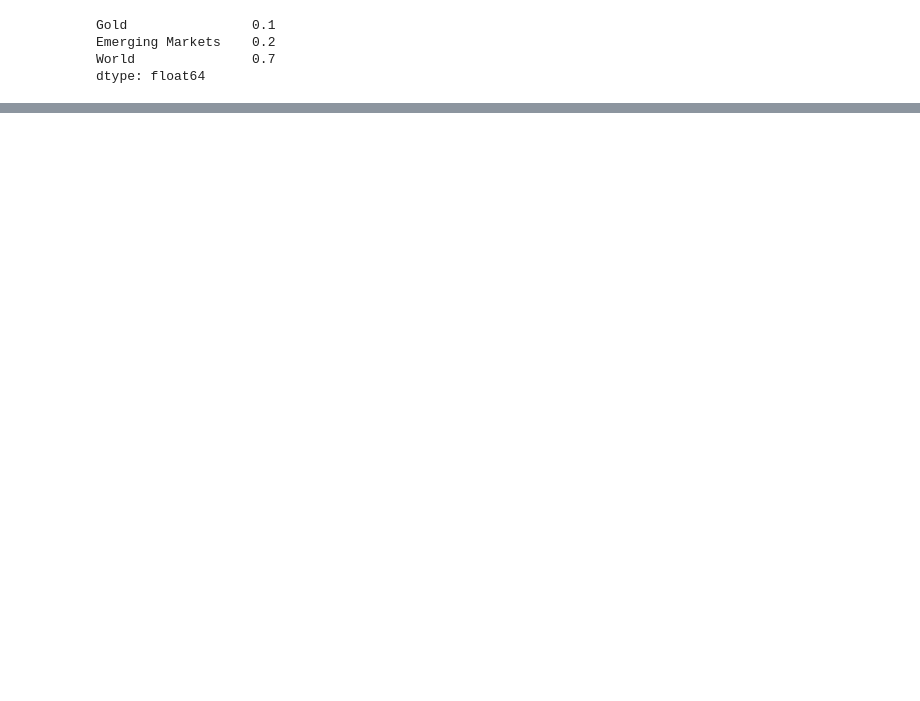
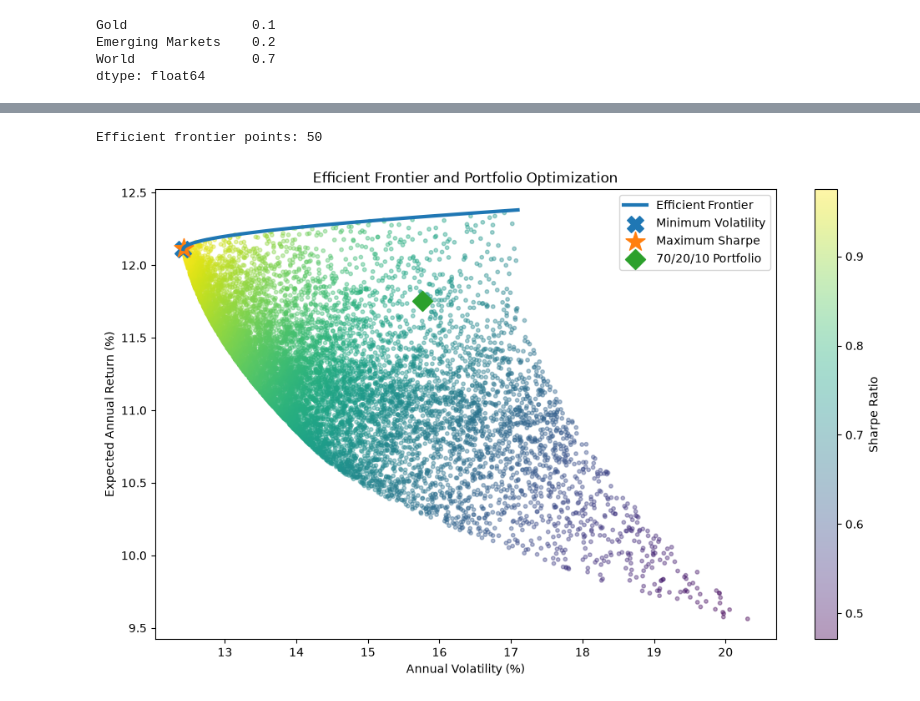
Before and after one commit to Braos16/financial-portfolio-analytics, a Jupyter notebook: notebooks/01_data_exploration.ipynb, the cells around one changed output, grey strips where cells are left out. Cells and saved outputs as stored; diff of their text form; code cells hidden in the pictures; blank space fills up the shorter version.

```diff
--- a/notebooks/01_data_exploration.ipynb
+++ b/notebooks/01_data_exploration.ipynb
@@ -1201,0 +530,6 @@ plt.show()
+# %%
+min_vol_return = portfolio_return(min_vol_weights)
+min_vol_volatility = portfolio_volatility(min_vol_weights)
+
+print("Expected Return:", min_vol_return * 100)
+print("Volatility:", min_vol_volatility * 100)
@@ -1201,0 +721,71 @@ plt.show()
+# %%
+frontier_returns = np.array(frontier_returns)
+
+frontier_volatilities = np.array(
+    frontier_volatilities
+)
+
+frontier_weights = np.array(
+    frontier_weights
+)
+
+print("Efficient frontier points:", len(frontier_returns))
+# %% [output]
+Efficient frontier points: 50
+# %%
+plt.figure(figsize=(12, 7))
+
+scatter = plt.scatter(
+    portfolios["Volatility"] * 100,
+    portfolios["Return"] * 100,
+    c=portfolios["Sharpe"],
+    cmap="viridis",
+    alpha=0.4,
+    s=10
+)
+
+plt.plot(
+    frontier_volatilities * 100,
+    frontier_returns * 100,
+    linewidth=3,
+    label="Efficient Frontier"
+)
+
+plt.scatter(
+    min_vol_volatility * 100,
+    min_vol_return * 100,
+    marker="X",
+    s=200,
+    label="Minimum Volatility"
+)
+
+plt.scatter(
+    max_sharpe_volatility * 100,
+    max_sharpe_return * 100,
+    marker="*",
+    s=300,
+    label="Maximum Sharpe"
+)
+
+plt.scatter(
+    portfolio_70_20_10_volatility * 100,
+    portfolio_annual_mean_return * 100,
+    marker="D",
+    s=150,
+    label="70/20/10 Portfolio"
+)
+
+plt.xlabel("Annual Volatility (%)")
+plt.ylabel("Expected Annual Return (%)")
+plt.title("Efficient Frontier and Portfolio Optimization")
+
+plt.colorbar(
+    scatter,
+    label="Sharpe Ratio"
+)
+
+plt.legend()
+
+plt.show()
+# %% [output]
+[figure, added]
```
Also changed, not shown: parts of 157 cells of this notebook.
